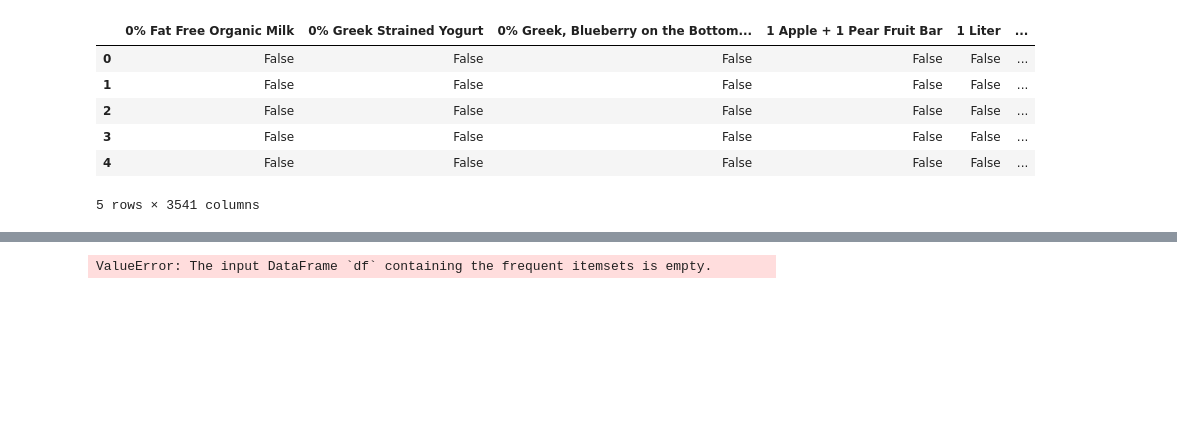
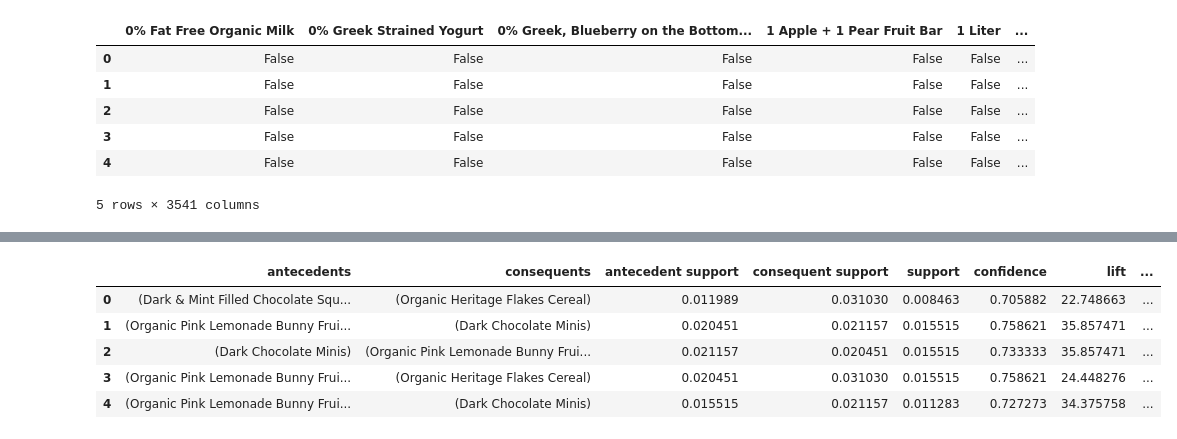
Before and after one commit to austinwilson1224/SJSU, a Jupyter notebook: 256/market-basket-hw/mbhw.ipynb, the cells around one changed output, grey strips where cells are left out. Saved outputs shown, nothing was run; the diff lists cells and outputs as text; code cells hidden in the pictures; blank space fills up the shorter version.

```diff
--- a/256/market-basket-hw/mbhw.ipynb
+++ b/256/market-basket-hw/mbhw.ipynb
@@ -130,5 +95,10 @@ frequent_itemsets2
 # %%
 res2 = association_rules(frequent_itemsets2, metric='confidence', min_threshold=.7)
-res2
+res2.head()
 # %% [output]
-ValueError: The input DataFrame `df` containing the frequent itemsets is empty.
+|  | antecedents | consequents | antecedent support | consequent support | support | confidence | lift | ... |
+| 0 | (Dark & Mint Filled Chocolate Squ... | (Organic Heritage Flakes Cereal) | 0.011989 | 0.031030 | 0.008463 | 0.705882 | 22.748663 | ... |
+| 1 | (Organic Pink Lemonade Bunny Frui... | (Dark Chocolate Minis) | 0.020451 | 0.021157 | 0.015515 | 0.758621 | 35.857471 | ... |
+| 2 | (Dark Chocolate Minis) | (Organic Pink Lemonade Bunny Frui... | 0.021157 | 0.020451 | 0.015515 | 0.733333 | 35.857471 | ... |
+| 3 | (Organic Pink Lemonade Bunny Frui... | (Organic Heritage Flakes Cereal) | 0.020451 | 0.031030 | 0.015515 | 0.758621 | 24.448276 | ... |
+| 4 | (Organic Pink Lemonade Bunny Frui... | (Dark Chocolate Minis) | 0.015515 | 0.021157 | 0.011283 | 0.727273 | 34.375758 | ... |
```
Also changed, not shown: parts of 11 cells of this notebook.
